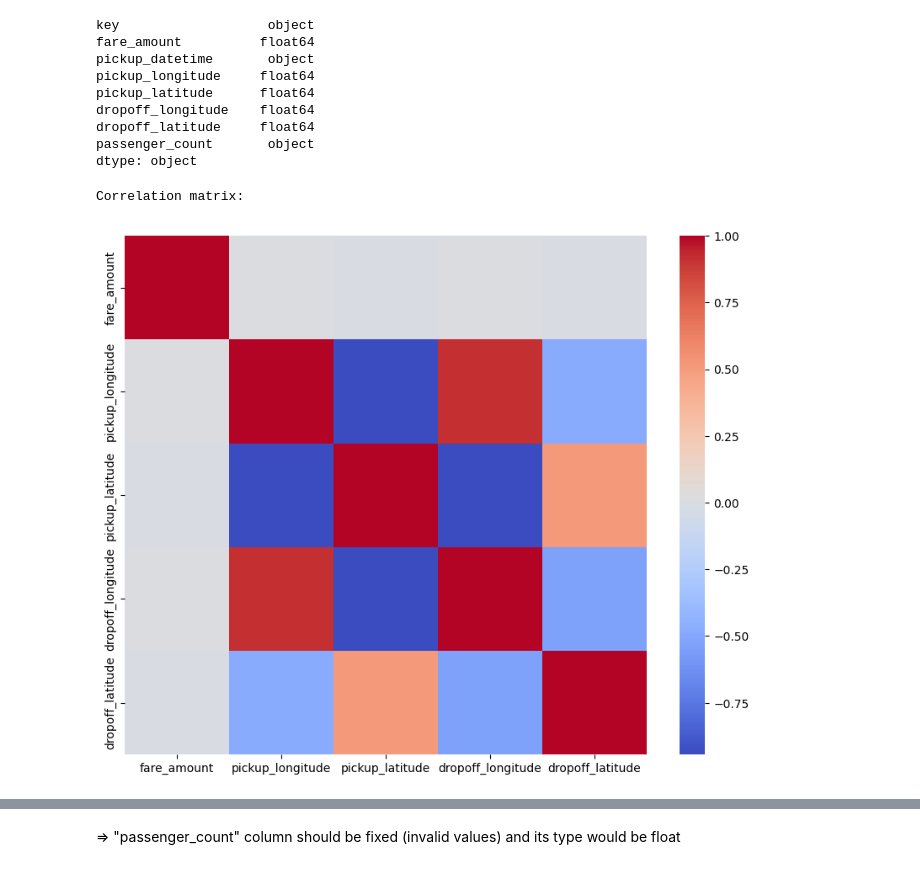
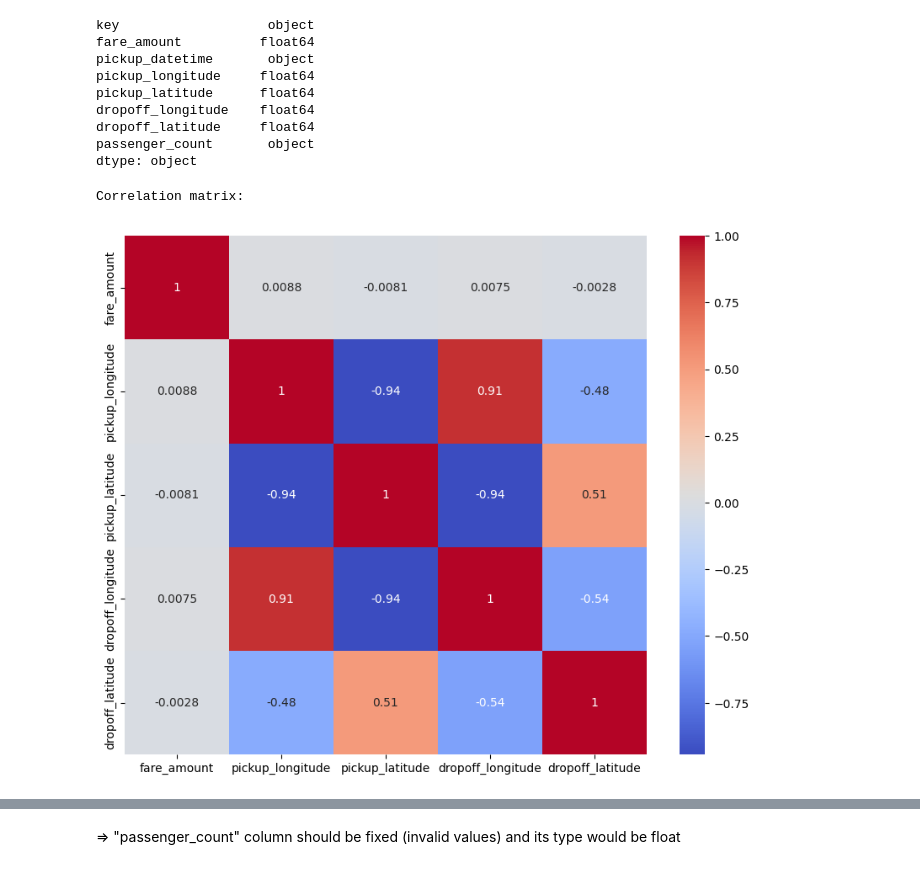
Before and after one commit to Israaelhouch/DataScientistFinalProject_SL, a Jupyter notebook: Data Scientist.ipynb, the cells around one changed output, grey strips where cells are left out. Cells and saved outputs as stored; diff of their text form; code cells hidden in the pictures.

```diff
--- a/Data Scientist.ipynb
+++ b/Data Scientist.ipynb
@@ -9,7 +9,7 @@ from sklearn.model_selection import train_test_split, RandomizedSearchCV
 from sklearn.preprocessing import StandardScaler
 from sklearn.ensemble import RandomForestRegressor, AdaBoostRegressor, GradientBoostingRegressor
 # %%
-TaxiDf = pd.read_csv("dirty_taxi_data.csv")
+Taxi_Df = pd.read_csv("dirty_taxi_data.csv")
 # %% [markdown]
 ## Data Exploration
 # %%
@@ -60,9 +57,8 @@ memory usage: 7.0+ MB
 # %% [markdown]
 => "passenger_count" is an object column, it should be float
 # %%
-# Display basic statistics (mean, standard deviation, min, max, etc.)
 print("\nSummary statistics of numerical columns:")
-describe=pd.DataFrame(TaxiDf.describe())
+numerical_df=pd.DataFrame(Taxi_Df.describe())
 describe
 # %% [output]
 Summary statistics of numerical columns:
@@ -117,15 +110,13 @@ dropoff_latitude     float64
 passenger_count       object
 dtype: object
 # %%
-# Display the correlation matrix (for numerical data)
 print("\nCorrelation matrix:")
-numerical_df = TaxiDf[describe.columns]
-correlation_matrix=numerical_df.corr()
+numerical = Taxi_Df[describe.columns]
+correlation_matrix=numerical.corr()
 
-# Create the heatmap
 plt.figure(figsize = (10,8))
-sns.heatmap(correlation_matrix, cmap = 'coolwarm')
+sns.heatmap(correlation_matrix,annot=True, cmap = 'coolwarm')
 plt.show()
 # %% [output]
 Correlation matrix:
-[figure, old version]
+[figure, new version]
```
Also changed, not shown: parts of 52 cells of this notebook, 1 other file.
